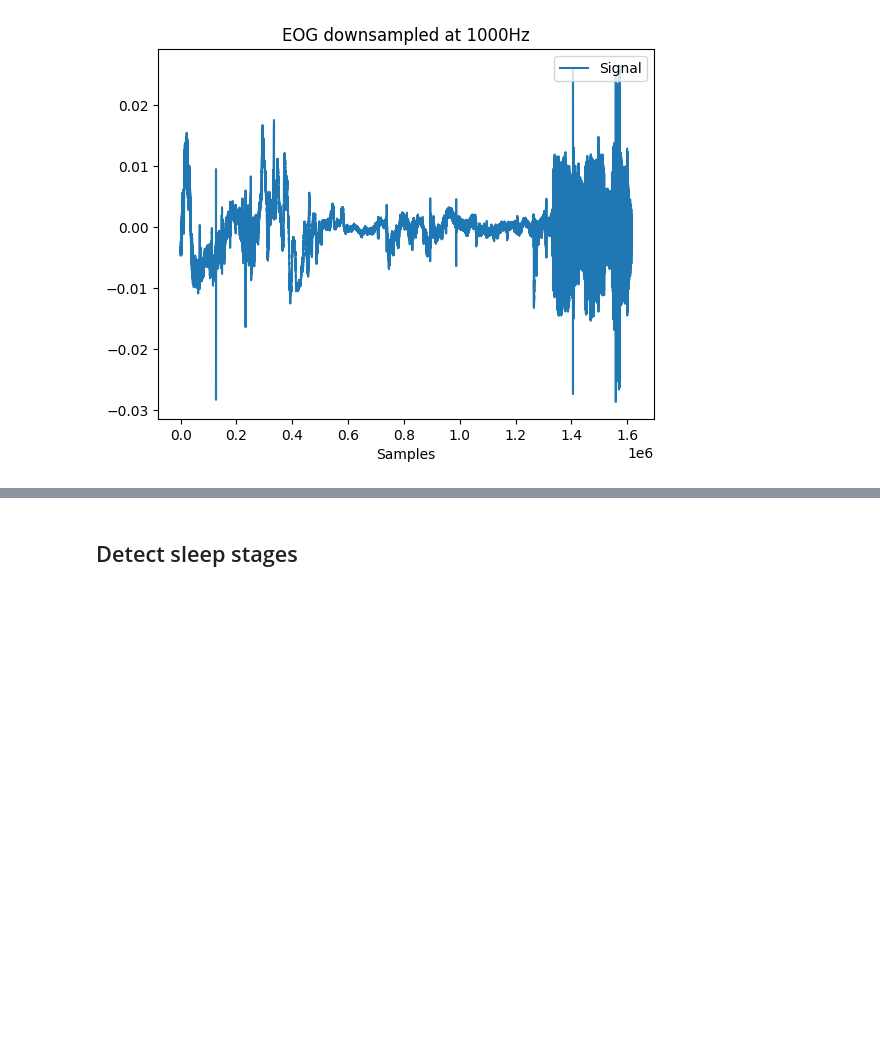
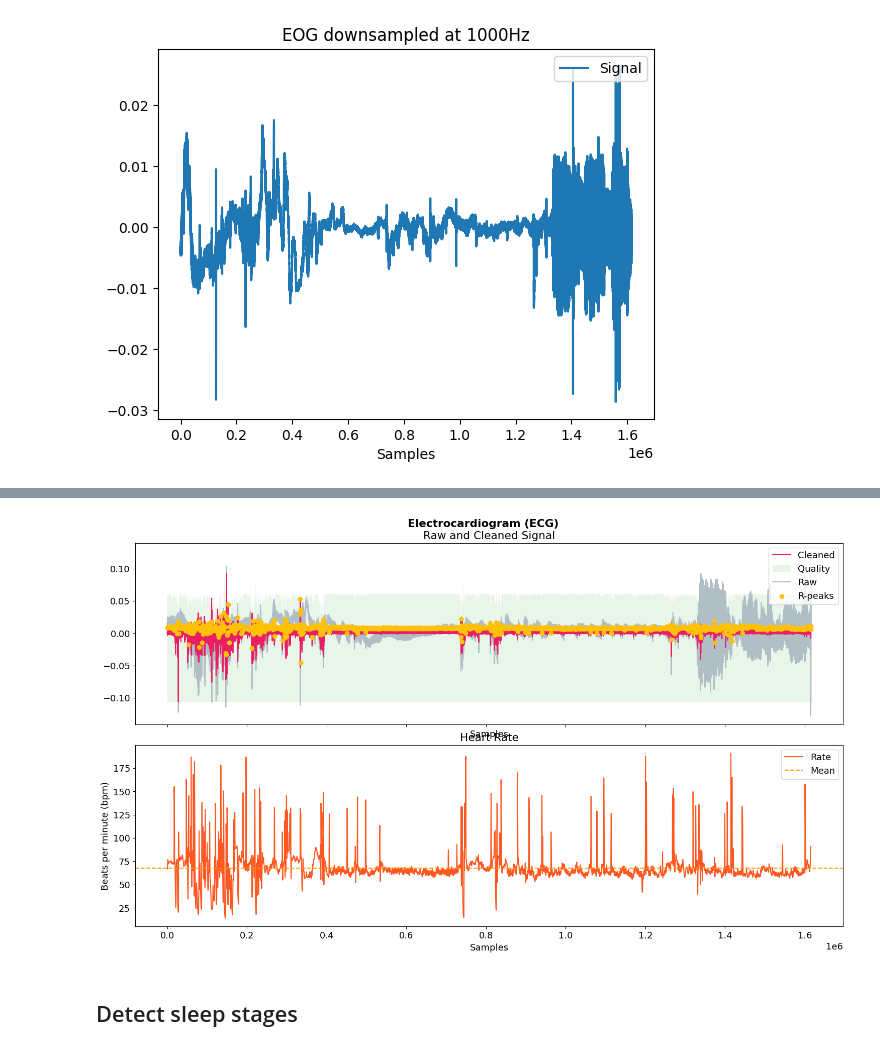
Before and after one commit to Evergarden0101/sensor-data-analysis-pipeline, a Jupyter notebook: back-end/jupyter/sleep_stage_detection.ipynb, the cells around one changed output, grey strips where cells are left out. Saved outputs shown, nothing was run; the diff lists cells and outputs as text; code cells hidden in the pictures; blank space fills up the shorter version.

```diff
--- a/back-end/jupyter/sleep_stage_detection.ipynb
+++ b/back-end/jupyter/sleep_stage_detection.ipynb
@@ -86,3 +191,8 @@ Number of data after downsampling: 1615440
+# %%
+ecg_signals, ecg_info = ecg_preprocessing(ecg)
+nk.ecg_plot(ecg_signals)
+# %% [output]
+[figure, added]
 # %% [markdown]
 ## Detect sleep stages
 # %%
```
Also changed, not shown: parts of 11 cells of this notebook.
